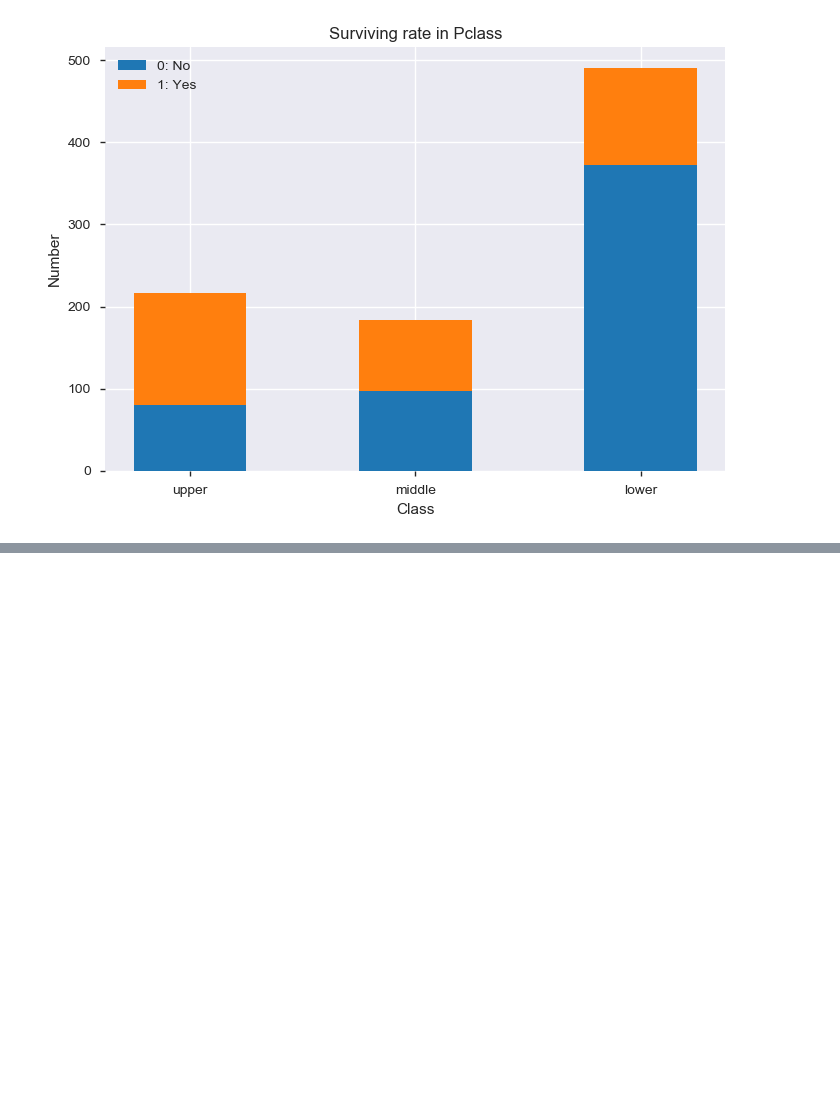
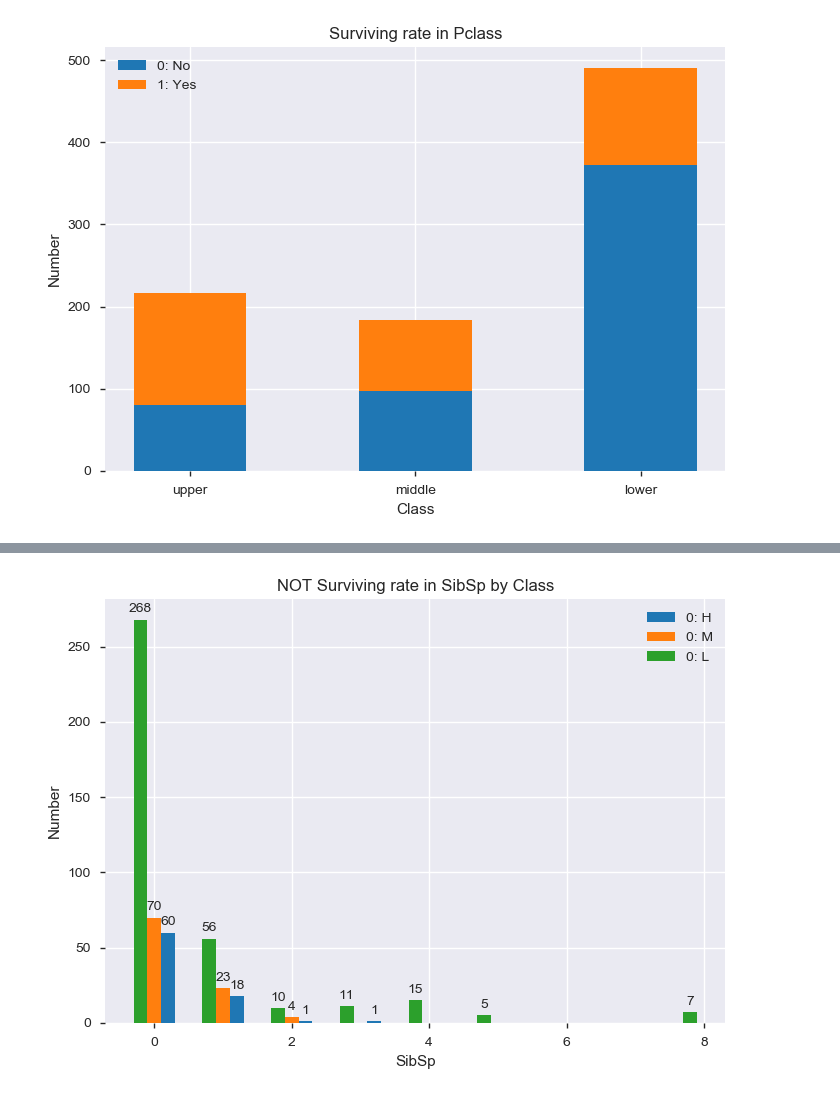
Before and after one commit to felgonzalezh/DataScienceProjects, a Jupyter notebook: Kaggle/Titanic_Project/Titanic_Notebook.ipynb, the cells around one changed output, grey strips where cells are left out. Drawn from its saved outputs; the diff is of its cells as text; code cells hidden in the pictures; blank space fills up the shorter version.

```diff
--- a/Kaggle/Titanic_Project/Titanic_Notebook.ipynb
+++ b/Kaggle/Titanic_Project/Titanic_Notebook.ipynb
@@ -230,0 +295,83 @@ plt.show()
+# %%
+x=df
+d1=x[x['Survived']==0] # Selected data of persons who did not survived
+d2=x[x['Survived']==1] # Selected data of persons who did survived
+
+pch1=d1[d1['Pclass'] == 1] # Selected data of high class persons who did not survived
+pcm1=d1[d1['Pclass'] == 2] # Selected data of middle class persons who did not survived
+pcl1=d1[d1['Pclass'] == 3] # Selected data of low class persons who did not survived
+
+pch2=d2[d2['Pclass'] == 1] # Selected data of high class persons who did not survived
+pcm2=d2[d2['Pclass'] == 2] # Selected data of middle class persons who did not survived
+pcl2=d2[d2['Pclass'] == 3] # Selected data of low class persons who did not survived
+
+col='SibSp'
+v1=pch1[col].value_counts().reset_index() #v1 -> high class NOT Survived
+v1=v1.rename(columns={col:'count','index':col})
+v1=v1.sort_values(col)
+v2=pcm1[col].value_counts().reset_index() #v2 -> middle class NOT Survived
+v2=v2.rename(columns={col:'count','index':col})
+v2=v2.sort_values(col)
+v3=pcl1[col].value_counts().reset_index() #v2 -> low class NOT Survived
+v3=v3.rename(columns={col:'count','index':col})
+v3=v3.sort_values(col)
+v4=pch2[col].value_counts().reset_index() #v1 -> high class Survived
+v4=v4.rename(columns={col:'count','index':col})
+v4=v4.sort_values(col)
+v5=pcm2[col].value_counts().reset_index() #v2 -> middle class Survived
+v5=v5.rename(columns={col:'count','index':col})
+v5=v5.sort_values(col)
+v6=pcl2[col].value_counts().reset_index() #v2 -> low class Survived
+v6=v6.rename(columns={col:'count','index':col})
+v6=v6.sort_values(col)
+
+
+width = 0.2  # the width of the bars
+xl = v1[col]
+xl2 = v2[col]
+xl3 = v3[col]
+xl4 = v4[col]
+xl5 = v5[col]
+xl6 = v6[col]
+
+sizes1 = v1['count']
+sizes2 = v2['count']
+sizes3 = v3['count']
+sizes4 = v4['count']
+sizes5 = v5['count']
+sizes6 = v6['count']
+
+fig, ax = plt.subplots()
+rects1 = ax.bar(xl+width, sizes1, width, label='0: H')
+rects2 = ax.bar(xl2 , sizes2, width, label='0: M')
+rects3 = ax.bar(xl3-width , sizes3, width, label='0: L')
+
+ax.set_ylabel('Number')
+ax.set_xlabel('SibSp')
+ax.set_title('NOT Surviving rate in SibSp by Class')
+ax.legend()
+
+autolabel(rects1)
+autolabel(rects2)
+autolabel(rects3)
+
+plt.show()
+width = 0.1  # the width of the bars
+
+fig, ax1 = plt.subplots()
+rects4 = ax1.bar(xl4+width, sizes4, width, label='1: H')
+rects5 = ax1.bar(xl5 , sizes5, width, label='1: M')
+rects6 = ax1.bar(xl6-width , sizes6, width, label='1: L')
+
+ax1.set_ylabel('Number')
+ax1.set_xlabel('SibSp')
+ax1.set_title('Surviving rate in SibSp by Class')
+ax1.legend()
+
+autolabel(rects4)
+autolabel(rects5)
+autolabel(rects6)
+
+plt.show()
+# %% [output]
+[figure, added]
```
Also changed, not shown: parts of 4 cells of this notebook.
